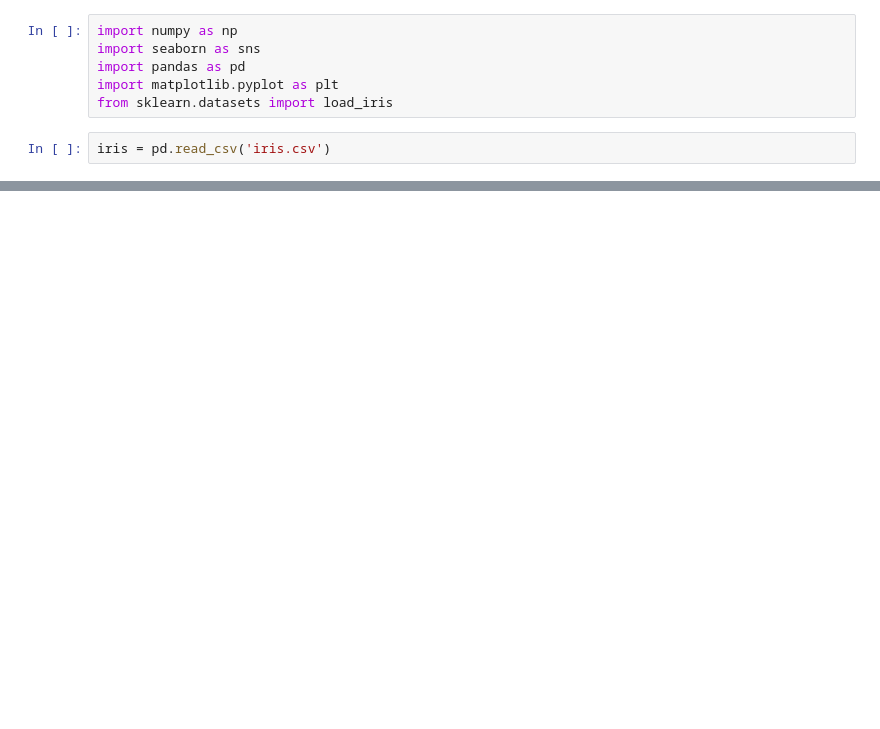
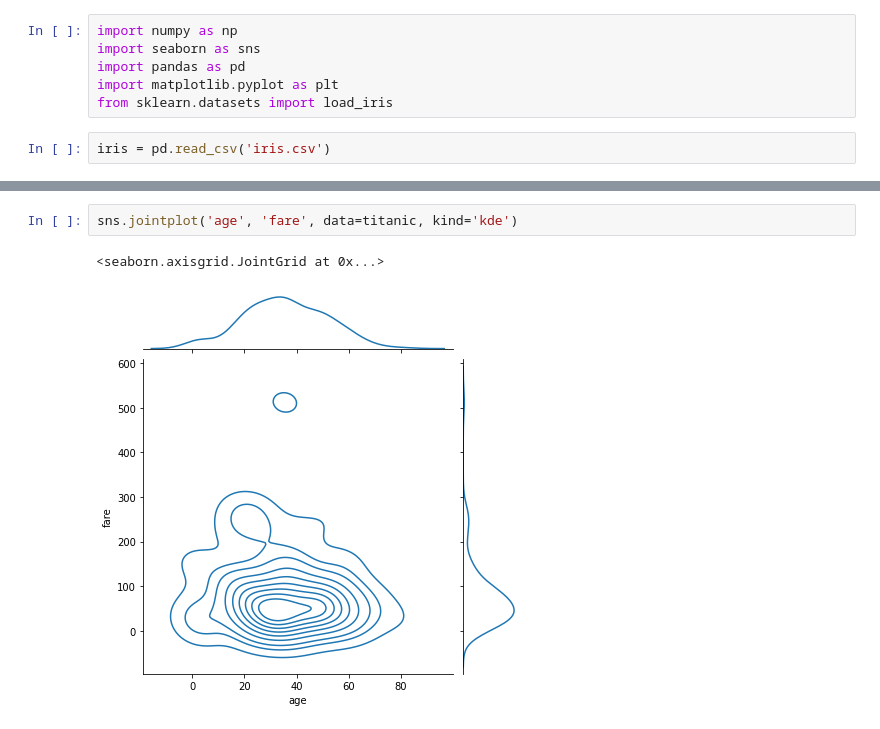
Before and after one commit to Eloiii/bet_guessr, a Jupyter notebook: Seaborn.ipynb, the cells around one changed output, grey strips where cells are left out. Cells and saved outputs as stored; diff of their text form; blank space fills up the shorter version.

```diff
--- a/Seaborn.ipynb
+++ b/Seaborn.ipynb
@@ -13,0 +31,5 @@ sns.pairplot(iris)
+# %%
+sns.jointplot('age', 'fare', data=titanic, kind='kde')
+# %% [output]
+<seaborn.axisgrid.JointGrid at 0x...>
+[figure, added]
```
Also changed, not shown: parts of 4 cells of this notebook, 2 other files.
